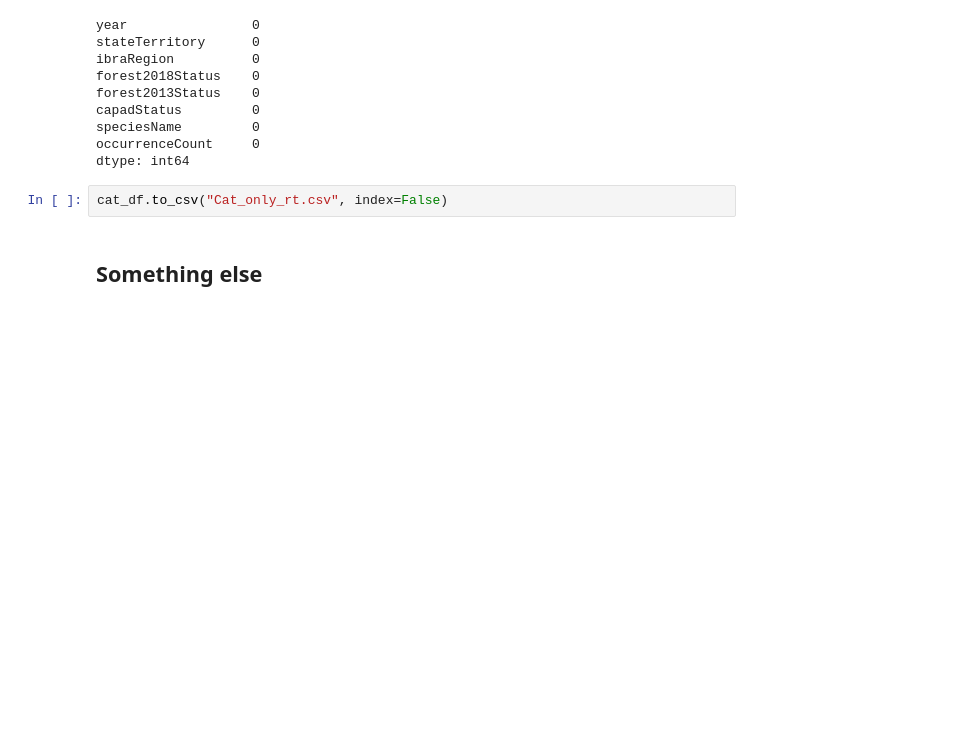
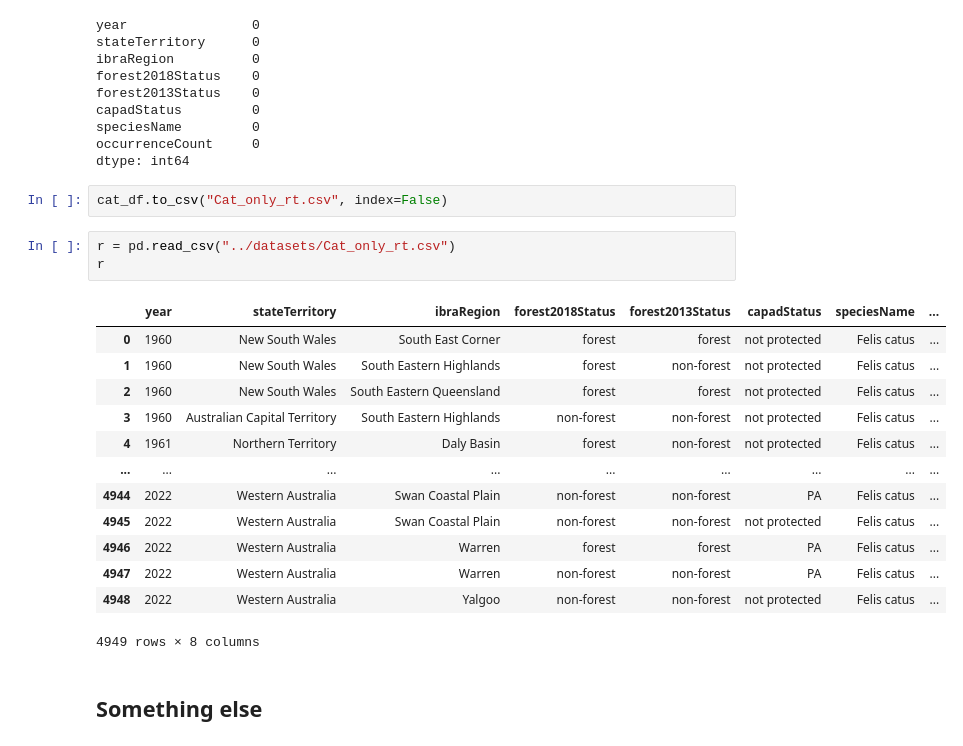
Before and after one commit to liza-drini/ceu-ds-project-C-2026, a Jupyter notebook: src/ben_realtime.ipynb, the cells around one changed output. Saved outputs shown, nothing was run; the diff lists cells and outputs as text; blank space fills up the shorter version.

```diff
--- a/src/ben_realtime.ipynb
+++ b/src/ben_realtime.ipynb
@@ -137,5 +137,22 @@ occurrenceCount     0
 dtype: int64
 # %%
 cat_df.to_csv("Cat_only_rt.csv", index=False)
+# %%
+r = pd.read_csv("../datasets/Cat_only_rt.csv")
+r
+# %% [output]
+|  | year | stateTerritory | ibraRegion | forest2018Status | forest2013Status | capadStatus | speciesName | ... |
+| 0 | 1960 | New South Wales | South East Corner | forest | forest | not protected | Felis catus | ... |
+| 1 | 1960 | New South Wales | South Eastern Highlands | forest | non-forest | not protected | Felis catus | ... |
+| 2 | 1960 | New South Wales | South Eastern Queensland | forest | forest | not protected | Felis catus | ... |
+| 3 | 1960 | Australian Capital Territory | South Eastern Highlands | non-forest | non-forest | not protected | Felis catus | ... |
+| 4 | 1961 | Northern Territory | Daly Basin | forest | non-forest | not protected | Felis catus | ... |
+| ... | ... | ... | ... | ... | ... | ... | ... | ... |
+| 4944 | 2022 | Western Australia | Swan Coastal Plain | non-forest | non-forest | PA | Felis catus | ... |
+| 4945 | 2022 | Western Australia | Swan Coastal Plain | non-forest | non-forest | not protected | Felis catus | ... |
+| 4946 | 2022 | Western Australia | Warren | forest | forest | PA | Felis catus | ... |
+| 4947 | 2022 | Western Australia | Warren | non-forest | non-forest | PA | Felis catus | ... |
+| 4948 | 2022 | Western Australia | Yalgoo | non-forest | non-forest | not protected | Felis catus | ... |
+4949 rows × 8 columns
 # %% [markdown]
 ## Something else
```
